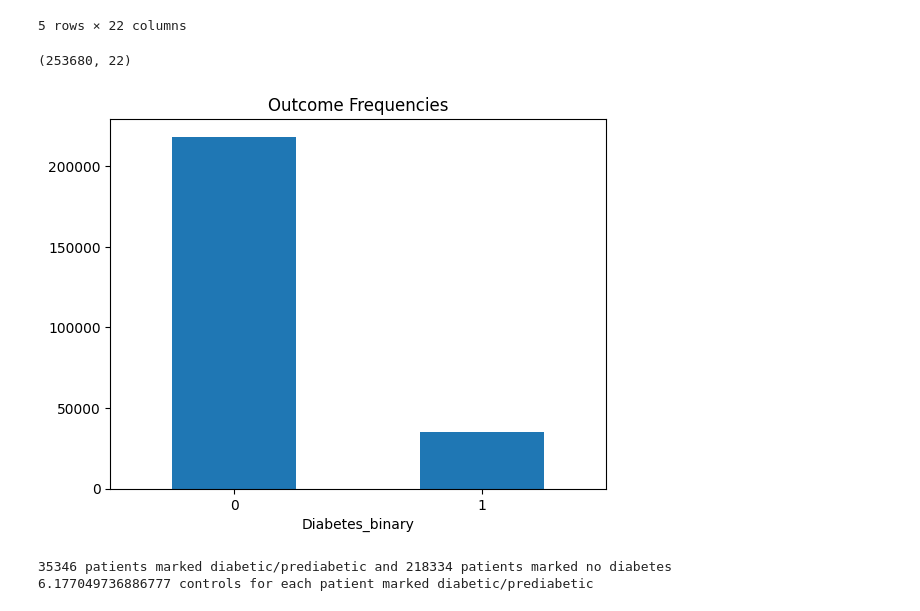
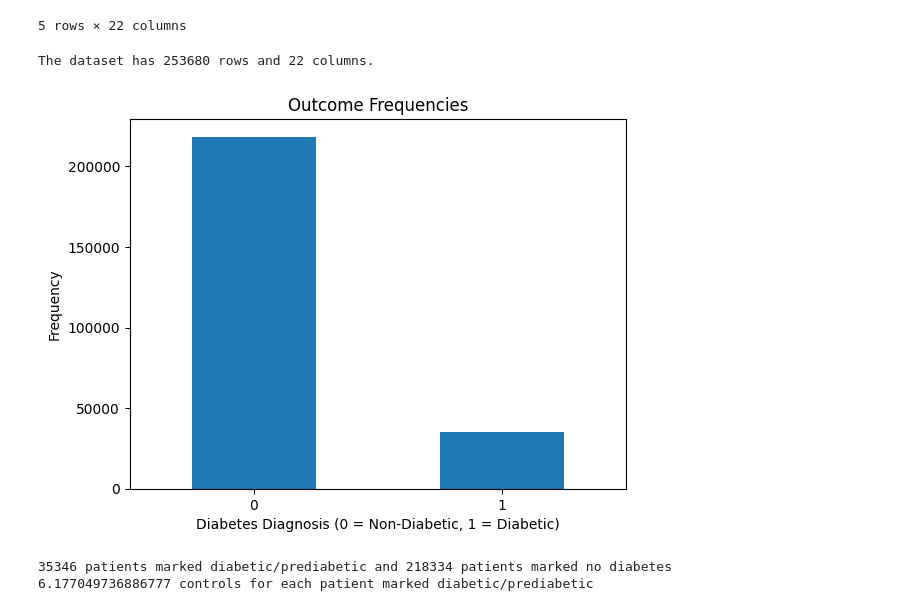
Before and after one commit to vijaivimu/SDS-CP035-gluco-track, a Jupyter notebook: advanced/submissions/team-members/sheila-adams/sheila-gluco-track-EDA.ipynb, the cells around one changed output. Saved outputs shown, nothing was run; the diff lists cells and outputs as text; code cells hidden in the pictures.

```diff
--- a/advanced/submissions/team-members/sheila-adams/sheila-gluco-track-EDA.ipynb
+++ b/advanced/submissions/team-members/sheila-adams/sheila-gluco-track-EDA.ipynb
@@ -118,15 +137,18 @@ df.head()
 5 rows × 22 columns
 # %%
 df.shape
+print("The dataset has {} rows and {} columns.".format(df.shape[0], df.shape[1]))
 # %% [output]
-(253680, 22)
+The dataset has 253680 rows and 22 columns.
 # %%
 df['Diabetes_binary'].value_counts().plot(kind='bar')
 plt.title('Outcome Frequencies')
 plt.xticks(rotation=0)
+plt.xlabel('Diabetes Diagnosis (0 = Non-Diabetic, 1 = Diabetic)')
+plt.ylabel('Frequency')
 plt.show()
 # %% [output]
-[figure, old version]
+[figure, new version]
 # %%
 print(len(y[y["Diabetes_binary"] == 1]), "patients marked diabetic/prediabetic and", len(y[y["Diabetes_binary"] == 0]), "patients marked no diabetes")
 print(len(y[y["Diabetes_binary"] == 0])/ len(y[y["Diabetes_binary"] == 1]), "controls for each patient marked diabetic/prediabetic")
```
Also changed, not shown: parts of 27 cells of this notebook.
